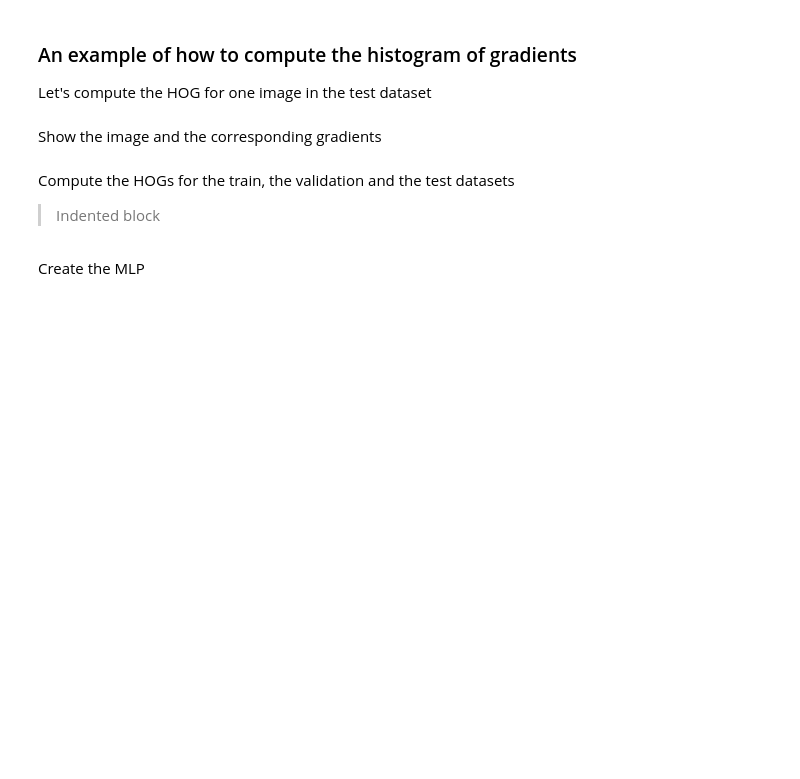
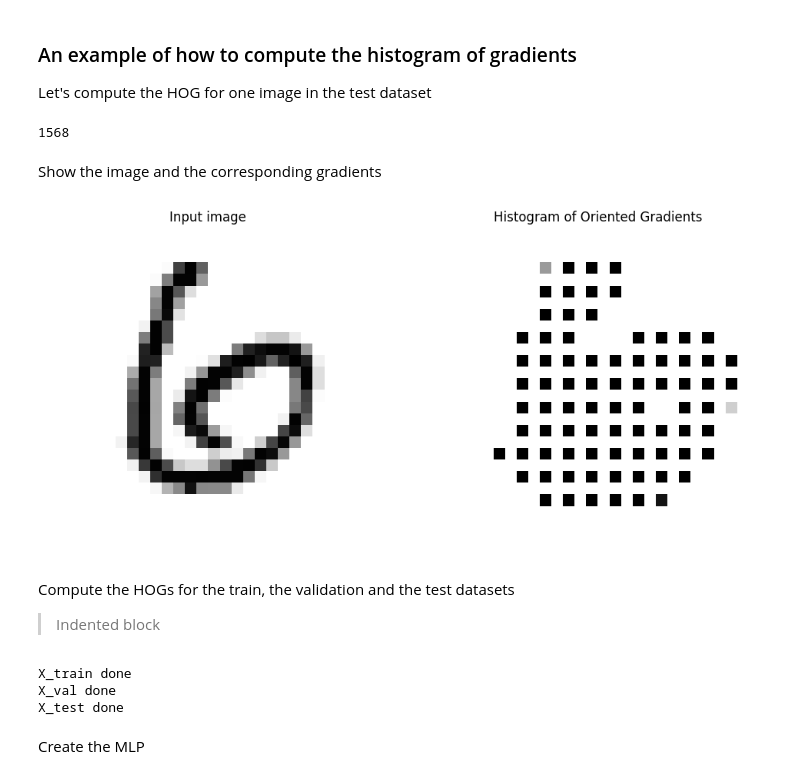
Before and after one commit to bastienvty/mse_machle, a Jupyter notebook: pw11/MLP_from_HOG.ipynb, the cells around one changed output. Drawn from its saved outputs; the diff is of its cells as text; code cells hidden in the pictures; blank space fills up the shorter version.

Commit message:
pw11: hog + done

```diff
--- a/pw11/MLP_from_HOG.ipynb
+++ b/pw11/MLP_from_HOG.ipynb
@@ -56,24 +60,29 @@ Y_test = tf.keras.utils.to_categorical(y_test, n_classes)
 Let's compute the HOG for one image in the test dataset
 # %%
 n_orientations = 8
-pix_p_cell = 4
+pix_p_cell = 2
 hog_size = int(height * width * n_orientations / (pix_p_cell * pix_p_cell))
+hog_size
+# %% [output]
+1568
 # %%
-fd, hog_image = hog(X_test[0,:,:,0], orientations=n_orientations, pixels_per_cell=(pix_p_cell, pix_p_cell), cells_per_block=(1, 1), visualize=True)
+fd, hog_image = hog(X_test[11,:,:,0], orientations=n_orientations, pixels_per_cell=(pix_p_cell, pix_p_cell), cells_per_block=(1, 1), visualize=True)
 hog_image_rescaled = exposure.rescale_intensity(hog_image, in_range=(0, 0.02))
 # %% [markdown]
 Show the image and the corresponding gradients
 # %%
 fig, (ax1, ax2) = pl.subplots(1, 2, figsize=(12, 6), sharex=True, sharey=True)
 ax1.axis('off')
-ax1.imshow(X_test[0,:,:,0], cmap=pl.get_cmap('Greys'), interpolation='nearest')
+ax1.imshow(X_test[11,:,:,0], cmap=pl.get_cmap('Greys'), interpolation='nearest')
 ax1.set_title('Input image')
 ax1.set_adjustable('box')
 
 ax2.axis('off')
 ax2.imshow(hog_image_rescaled, cmap=pl.get_cmap('Greys'), interpolation='nearest')
 ax2.set_title('Histogram of Oriented Gradients')
 ax1.set_adjustable('box')
+# %% [output]
+[figure, added]
 # %% [markdown]
 Compute the HOGs for the train, the validation and the test datasets
 
@@ -94,6 +103,10 @@ print('X_val done')
 for i in np.arange(X_test_hog.shape[0]):
     X_test_hog[i,:] = hog(X_test[i,:,:,0], orientations=n_orientations, pixels_per_cell=(pix_p_cell, pix_p_cell), cells_per_block=(1, 1), visualize=False)
 print('X_test done')
+# %% [output]
+X_train done
+X_val done
+X_test done
 # %% [markdown]
 Create the MLP
 # %%
```
Also changed, not shown: parts of 7 cells of this notebook, 1 other file.
